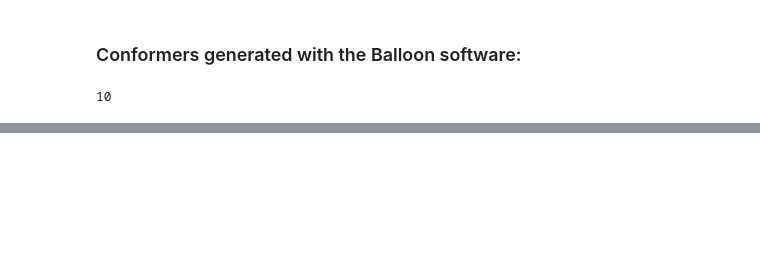
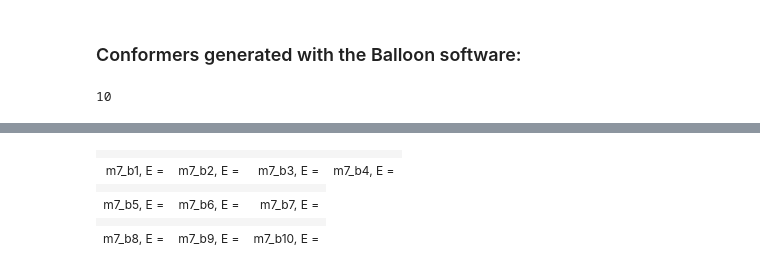
Before and after one commit to gosiao/test_notebooks, a Jupyter notebook: notes.ipynb, the cells around one changed output, grey strips where cells are left out. Drawn from its saved outputs; the diff is of its cells as text; code cells hidden in the pictures; blank space fills up the shorter version.

```diff
--- a/notes.ipynb
+++ b/notes.ipynb
@@ -195 +198,44 @@ print(n)
+# %%
+%%html
+<table>
+  <tr>
+    <td id="m7_b1" ></td>
+    <td id="m7_b2" ></td>
+    <td id="m7_b3" ></td>
+    <td id="m7_b4" ></td>
+  </tr>
+  <tr>
+    <td> m7_b1, E = </td>
+    <td> m7_b2, E = </td>
+    <td> m7_b3, E = </td>
+    <td> m7_b4, E = </td>
+  </tr>
+  <tr>
+    <td id="m7_b5" ></td>
+    <td id="m7_b6" ></td>
+    <td id="m7_b7" ></td>
+  </tr>
+  <tr>
+    <td> m7_b5, E = </td>
+    <td> m7_b6, E = </td>
+    <td> m7_b7, E = </td>
+  </tr>
+  <tr>
+    <td id="m7_b8" ></td>
+    <td id="m7_b9" ></td>
+    <td id="m7_b10" ></td>
+  </tr>
+  <tr>
+    <td> m7_b8, E = </td>
+    <td> m7_b9, E = </td>
+    <td> m7_b10, E = </td>
+  </tr>
+</table>
+# %% [output]
+|  |  |  |  |
+| m7_b1, E = | m7_b2, E = | m7_b3, E = | m7_b4, E = |
+|  |  |  |
+| m7_b5, E = | m7_b6, E = | m7_b7, E = |
+|  |  |  |
+| m7_b8, E = | m7_b9, E = | m7_b10, E = |
 # %%
```
Also changed, not shown: parts of 22 cells of this notebook.
